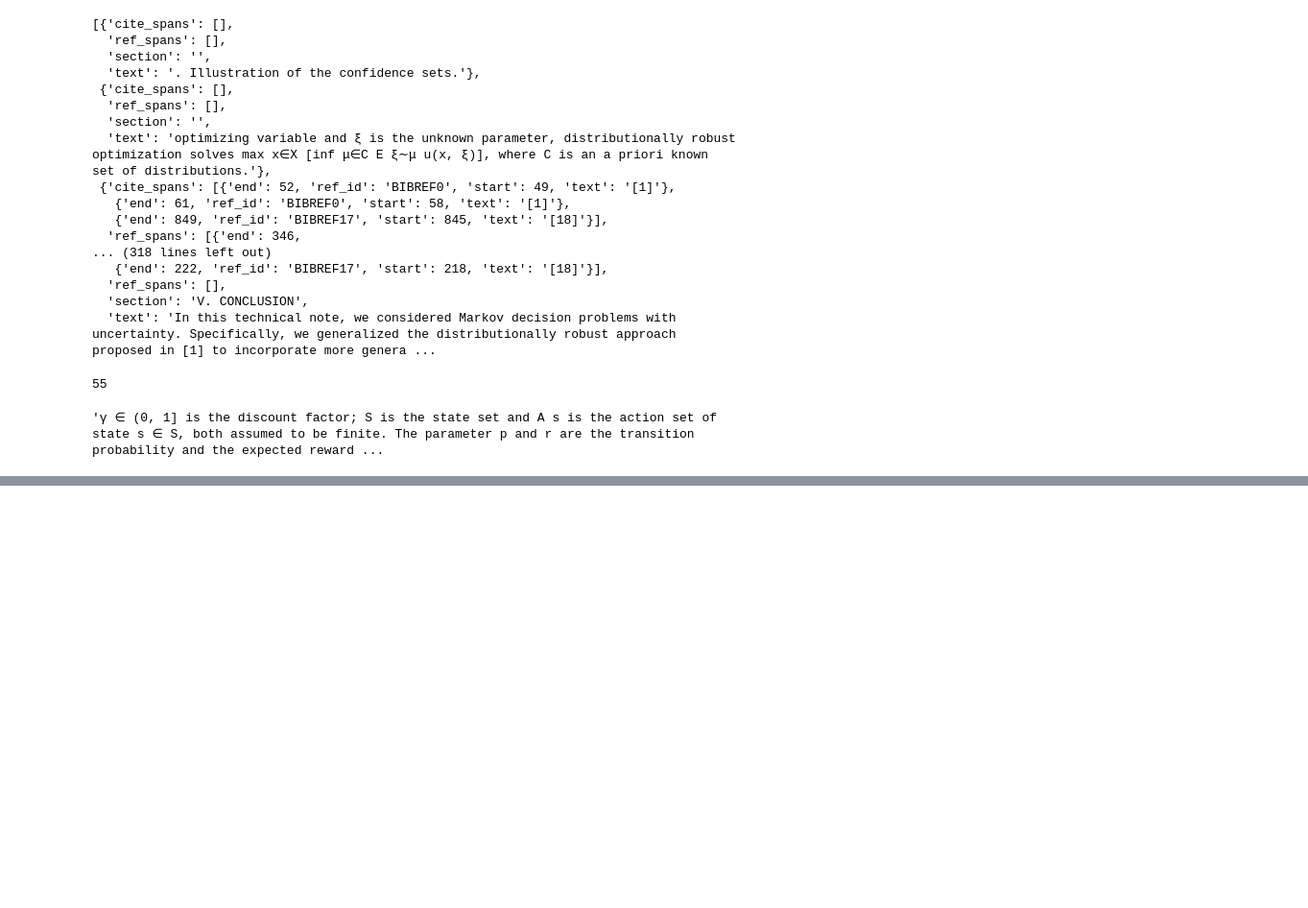
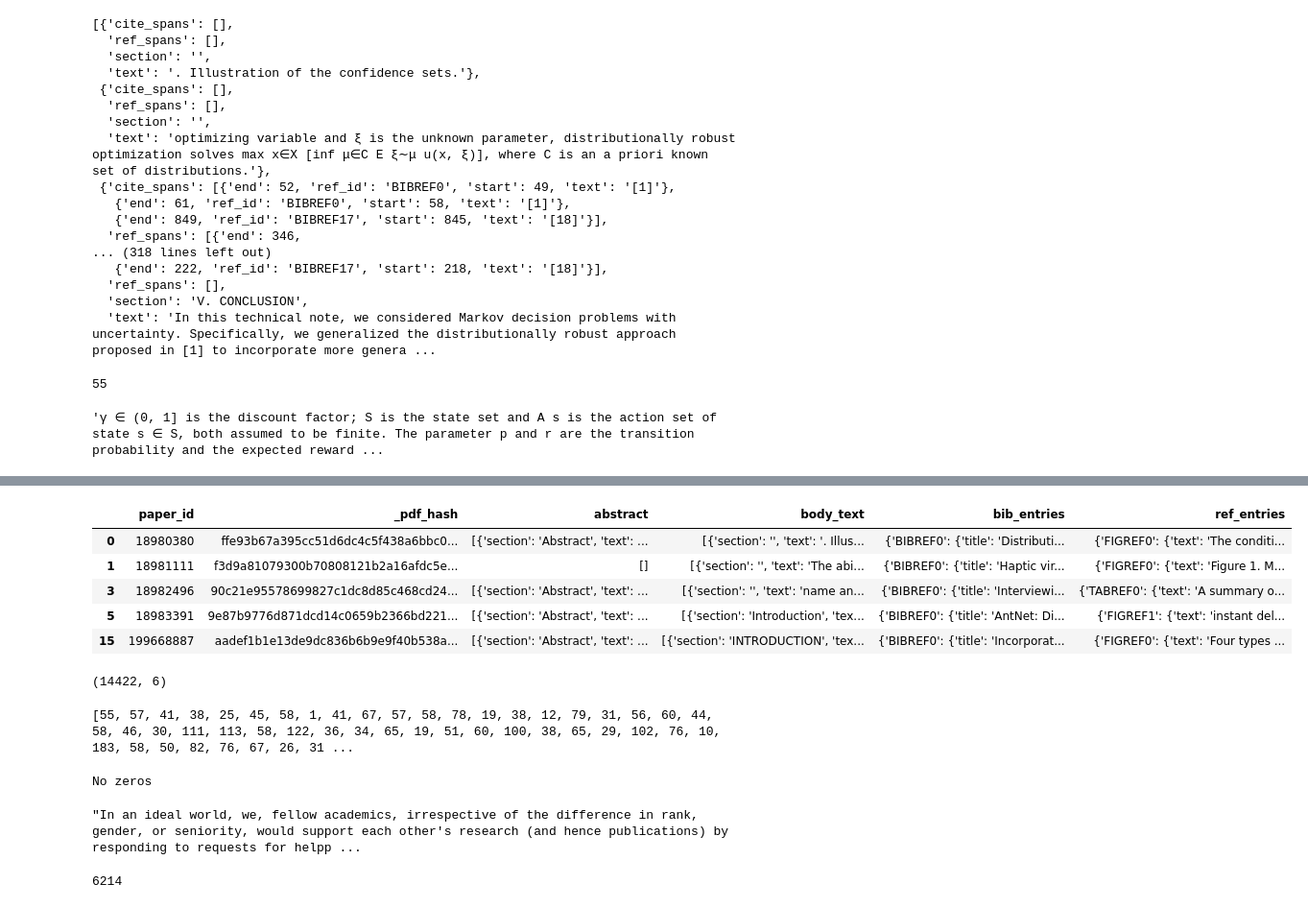
Before and after one commit to mhmdrdwn/medm, a Jupyter notebook: notebooks/vis.ipynb, the cells around one changed output, grey strips where cells are left out. Shown at 96% size. Saved outputs shown, nothing was run; the diff lists cells and outputs as text; code cells hidden in the pictures; blank space fills up the shorter version.

```diff
--- a/notebooks/vis.ipynb
+++ b/notebooks/vis.ipynb
@@ -71,0 +88,41 @@ json.loads(CoList[0])['body_text'][6]['text']
+# %%
+#drop all rows that have empty ref_enteries
+clean_df = df[df.ref_entries != {}]
+clean_df.head()
+# %% [output]
+|  | paper_id | _pdf_hash | abstract | body_text | bib_entries | ref_entries |
+| 0 | 18980380 | ffe93b67a395cc51d6dc4c5f438a6bbc0... | [{'section': 'Abstract', 'text': ... | [{'section': '', 'text': '. Illus... | {'BIBREF0': {'title': 'Distributi... | {'FIGREF0': {'text': 'The conditi... |
+| 1 | 18981111 | f3d9a81079300b70808121b2a16afdc5e... | [] | [{'section': '', 'text': 'The abi... | {'BIBREF0': {'title': 'Haptic vir... | {'FIGREF0': {'text': 'Figure 1. M... |
+| 3 | 18982496 | 90c21e95578699827c1dc8d85c468cd24... | [{'section': 'Abstract', 'text': ... | [{'section': '', 'text': 'name an... | {'BIBREF0': {'title': 'Interviewi... | {'TABREF0': {'text': 'A summary o... |
+| 5 | 18983391 | 9e87b9776d871dcd14c0659b2366bd221... | [{'section': 'Abstract', 'text': ... | [{'section': 'Introduction', 'tex... | {'BIBREF0': {'title': 'AntNet: Di... | {'FIGREF1': {'text': 'instant del... |
+| 15 | 199668887 | aadef1b1e13de9dc836b6b9e9f40b538a... | [{'section': 'Abstract', 'text': ... | [{'section': 'INTRODUCTION', 'tex... | {'BIBREF0': {'title': 'Incorporat... | {'FIGREF0': {'text': 'Four types ... |
+# %%
+clean_df.shape
+# %% [output]
+(14422, 6)
+# %%
+# number of sections in each article body text
+sections = []
+for row in clean_df.body_text:
+    sections.append(len(row))
+print(sections)
+# %% [output]
+[55, 57, 41, 38, 25, 45, 58, 1, 41, 67, 57, 58, 78, 19, 38, 12, 79, 31, 56, 60, 44, 58, 46, 30, 111, 113, 58, 122, 36, 34, 65, 19, 51, 60, 100, 38, 65, 29, 102, 76, 10, 183, 58, 50, 82, 76, 67, 26, 31 ...
+# %%
+if 0 in sections:
+  print('yes')
+else:
+  print('No zeros')
+# %% [output]
+No zeros
+# %%
+clean_df.body_text[3][1]['text']
+# %% [output]
+"In an ideal world, we, fellow academics, irrespective of the difference in rank, gender, or seniority, would support each other's research (and hence publications) by responding to requests for helpp ...
+# %%
+number_words_of_article = 0
+for txt in clean_df.body_text[3]:
+  number_words_of_article+=len(txt['text'].split())
+number_words_of_article
+# %% [output]
+6214
```
Also changed, not shown: parts of 11 cells of this notebook, 1 other file.
